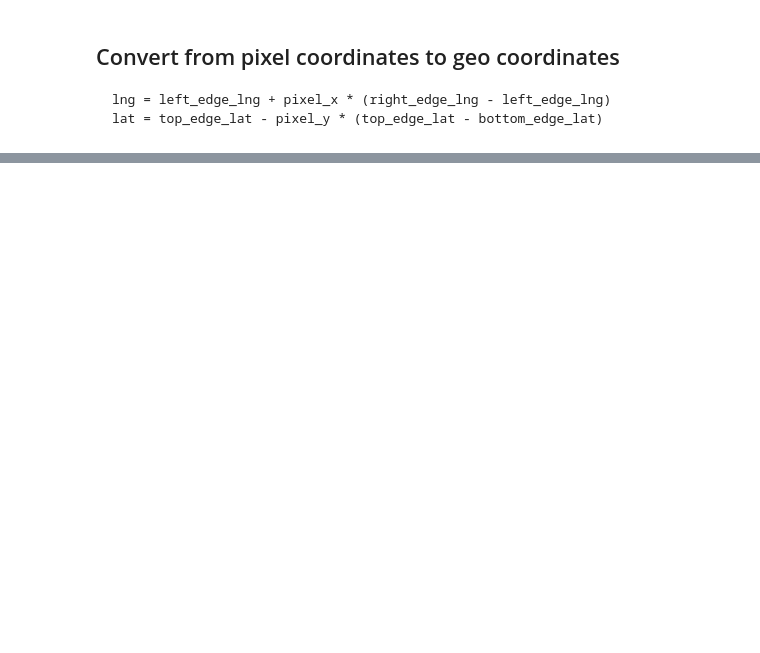
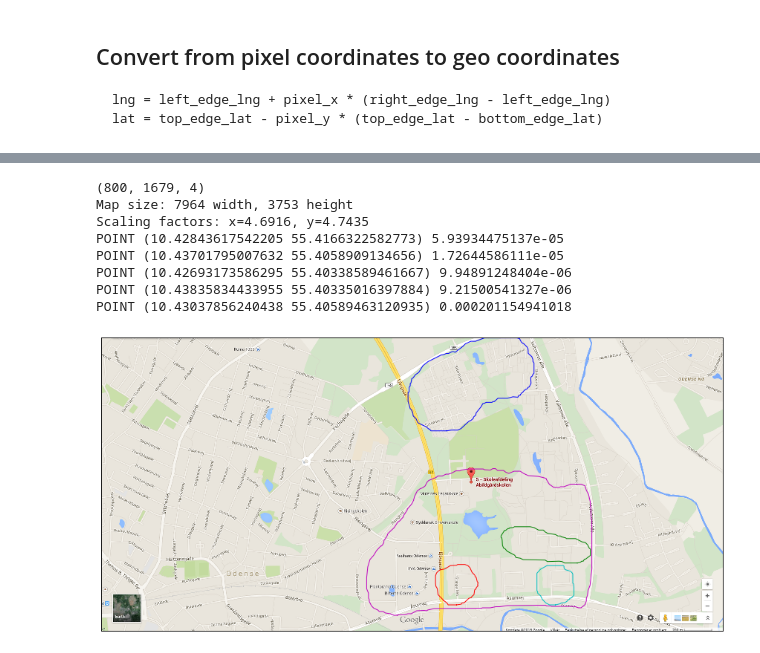
Before and after one commit to dirkhovy/chat-on-a-map, a Jupyter notebook: notebooks/vectorize_shapes.ipynb, the cells around one changed output, grey strips where cells are left out. Saved outputs shown, nothing was run; the diff lists cells and outputs as text; code cells hidden in the pictures; blank space fills up the shorter version.

```diff
--- a/notebooks/vectorize_shapes.ipynb
+++ b/notebooks/vectorize_shapes.ipynb
@@ -126,0 +144,73 @@ def convert_to_lat_lng(xy, left_edge_lng, right_edge_lng, top_edge_lat, bottom_e
+# %%
+def get_contour(image):
+    image_data = plt.imread(image)
+
+    gimg = color.colorconv.rgb2grey(image_data)
+    bwimg = gimg > 0
+    # make sure it's closed
+    bwimg = binary_dilation(bwimg, None)
+    bwimg = ndimage.binary_fill_holes(bwimg)
+    # shrink it
+    bwimg = binary_erosion(bwimg)
+
+    contours = [approximate_polygon(new_s, 0.9) for new_s in measure.find_contours(bwimg, 0.5)]
+
+    return bwimg, contours
+# %%
+town = 'vollsmose'
+
+fig, ax = plt.subplots(figsize=(15,15))
+
+m = Basemap(llcrnrlon=coords[town]['left_edge_lng'],
+            llcrnrlat=coords[town]['bottom_edge_lat'],
+            urcrnrlon=coords[town]['right_edge_lng'],
+            urcrnrlat=coords[town]['top_edge_lat'],
+            lat_ts=2, resolution='l', projection='merc',
+            lon_0=(coords[town]['right_edge_lng'] + coords[town]['left_edge_lng']) / 2.0,
+            lat_0=(coords[town]['top_edge_lat'] + coords[town]['bottom_edge_lat']) / 2.0)
+
+# load the appropriate background image
+background = plt.imread(bg_imgs[town])
+m.imshow(background, interpolation='lanczos', origin='upper')
+map_width, map_height = m(coords[town]['right_edge_lng'], coords[town]['top_edge_lat'])
+x_factor = map_height / background.shape[0]
+y_factor = map_width / background.shape[1]
+print background.shape
+print "Map size: %d width, %d height" % (map_width, map_height)
+print "Scaling factors: x=%.4f, y=%.4f" % (x_factor, y_factor)
+
+from shapely.geometry import shape, Point, Polygon
+from shapely.ops import transform
+
+for file_name in ['/Users/dirkhovy/Dropbox/working/lowlands/sociolinguistics/chat-on-a-map/data/annotations/V_AFA_FA.png',
+                '/Users/dirkhovy/Dropbox/working/lowlands/sociolinguistics/chat-on-a-map/data/annotations/V_NKI_FA.png'
+                 ]:
+    b2, im2 = get_contour(file_name)
+
+    for c, contour in enumerate(im2):
+        # scale up dimensions to map size
+        x, y = contour[:, 1] * x_factor, contour[:, 0] * y_factor
+
+        # invert the y-axis
+        y = np.abs(y - map_height)
+
+        m.plot(x, y)
+
+        # convert to coordinates
+        lng, lat = m(x, y, inverse=True)
+        # cast as Polygon
+        p = Polygon(zip(lng, lat))
+        # compute centroid, area, etc.
+        print p.centroid, p.area
+#         projected_geometry = transform(m, Polygon(zip(x, y)), inverse=True)
+#         print projected_geometry.area
+# %% [output]
+(800, 1679, 4)
+Map size: 7964 width, 3753 height
+Scaling factors: x=4.6916, y=4.7435
+POINT (10.42843617542205 55.4166322582773) 5.93934475137e-05
+POINT (10.43701795007632 55.4058909134656) 1.72644586111e-05
+POINT (10.42693173586295 55.40338589461667) 9.94891248404e-06
+POINT (10.43835834433955 55.40335016397884) 9.21500541327e-06
+POINT (10.43037856240438 55.40589463120935) 0.000201154941018
+[figure, added]
```
Also changed, not shown: parts of 9 cells of this notebook, 1 other file.
